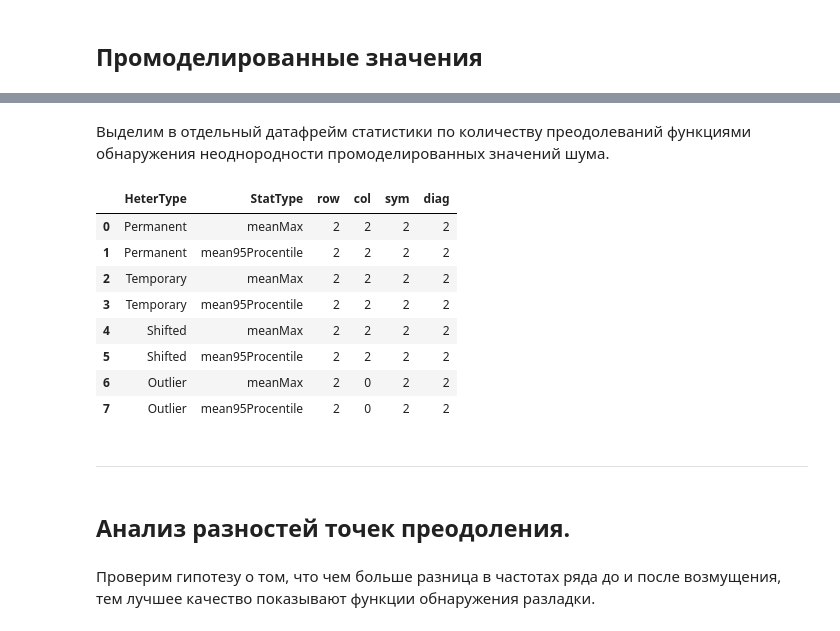
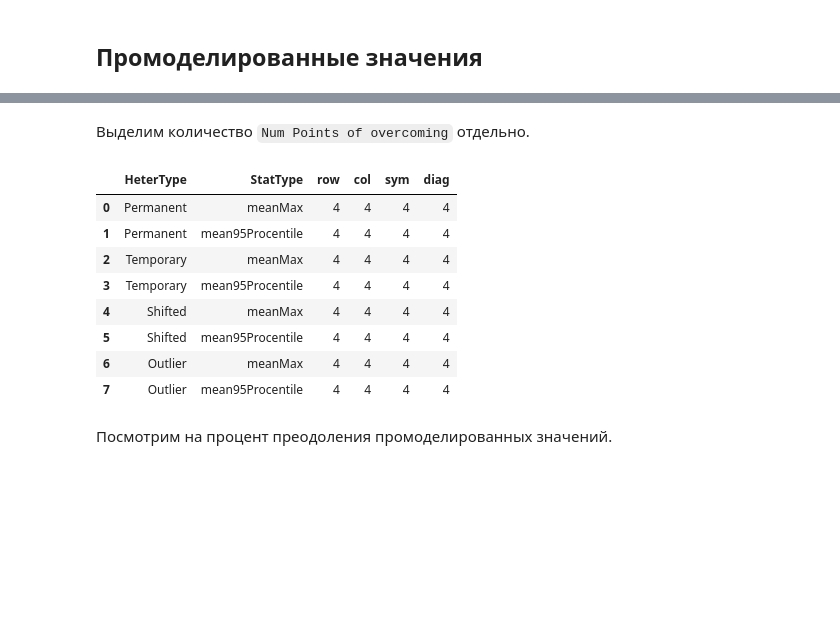
Before and after one commit to Loulaan/researchWork, a Jupyter notebook: freqTests.ipynb, the cells around one changed output, grey strips where cells are left out. Cells and saved outputs as stored; diff of their text form; code cells hidden in the pictures; blank space fills up the shorter version.

Commit message:
Storing intermediate results

```diff
--- a/freqTests.ipynb
+++ b/freqTests.ipynb
@@ -79,0 +94,18 @@ fOutlierNoise = fOutlier + eps
+# %%
+from utils.modelling import find_points_whith_non_zero_value
+
+
+find_points_whith_non_zero_value(
+    dictSeries=dict(zip(['Permanent', 'Temporary', 'Shifted', 'Outlier'], [fPerm, fTemp, fShifted, fOutlier])),
+    B=B,
+    T=T_,
+    Q=Q,
+    L=L,
+    r=r,
+    method=method,
+    destFile='tables/results.xlsx',
+    title='withoutNoise(Zeros)',
+)
+res = pd.read_excel('tables/results.xlsx', sheet_name='withoutNoise(Zeros)', engine='openpyxl')
+res.fillna(' ', inplace=True)
+res
@@ -167,3 +326,5 @@ fixedResult[:40]
+# %% [markdown]
+Выделим количество `Num Points of overcoming` отдельно.
 # %%
 def get_num_points_of_overcome(data):
     return {
@@ -183,26 +344,19 @@ def create_df_poc(data):
     ds["sym"] = res["Sym"]
     ds["diag"] = res["Diag"]
     return ds
-# %% [markdown]
-Выделим в отдельный датафрейм статистики по количеству преодолеваний функциями обнаружения неоднородности промоделированных значений шума.
 # %%
 fixedResult = pd.read_excel('tables/results.xlsx', sheet_name='withNoise', engine='openpyxl', usecols=range(18))
 fixedResult.fillna(' ', inplace=True)
 ds = create_df_poc(fixedResult)
+ds[ds.columns[-4:]].astype(int)
 ds
 # %% [output]
 |  | HeterType | StatType | row | col | sym | diag |
-| 0 | Permanent | meanMax | 2 | 2 | 2 | 2 |
-| 1 | Permanent | mean95Procentile | 2 | 2 | 2 | 2 |
-| 2 | Temporary | meanMax | 2 | 2 | 2 | 2 |
-| 3 | Temporary | mean95Procentile | 2 | 2 | 2 | 2 |
-| 4 | Shifted | meanMax | 2 | 2 | 2 | 2 |
-| 5 | Shifted | mean95Procentile | 2 | 2 | 2 | 2 |
-| 6 | Outlier | meanMax | 2 | 0 | 2 | 2 |
-| 7 | Outlier | mean95Procentile | 2 | 0 | 2 | 2 |
+| 0 | Permanent | meanMax | 4 | 4 | 4 | 4 |
+| 1 | Permanent | mean95Procentile | 4 | 4 | 4 | 4 |
+| 2 | Temporary | meanMax | 4 | 4 | 4 | 4 |
+| 3 | Temporary | mean95Procentile | 4 | 4 | 4 | 4 |
+| 4 | Shifted | meanMax | 4 | 4 | 4 | 4 |
+| 5 | Shifted | mean95Procentile | 4 | 4 | 4 | 4 |
+| 6 | Outlier | meanMax | 4 | 4 | 4 | 4 |
+| 7 | Outlier | mean95Procentile | 4 | 4 | 4 | 4 |
-# %% [markdown]
----
-# %% [markdown]
-## Анализ разностей точек преодоления.
-# %% [markdown]
-Проверим гипотезу о том, что чем больше разница в частотах ряда до и после возмущения, тем лучшее качество показывают функции обнаружения разладки.
@@ -222,0 +363,2 @@ def generate_series(omega, N=700, Q=301):
+# %% [markdown]
+Посмотрим на процент преодоления промоделированных значений.
```
Also changed, not shown: parts of 39 cells of this notebook, 6 other files.
